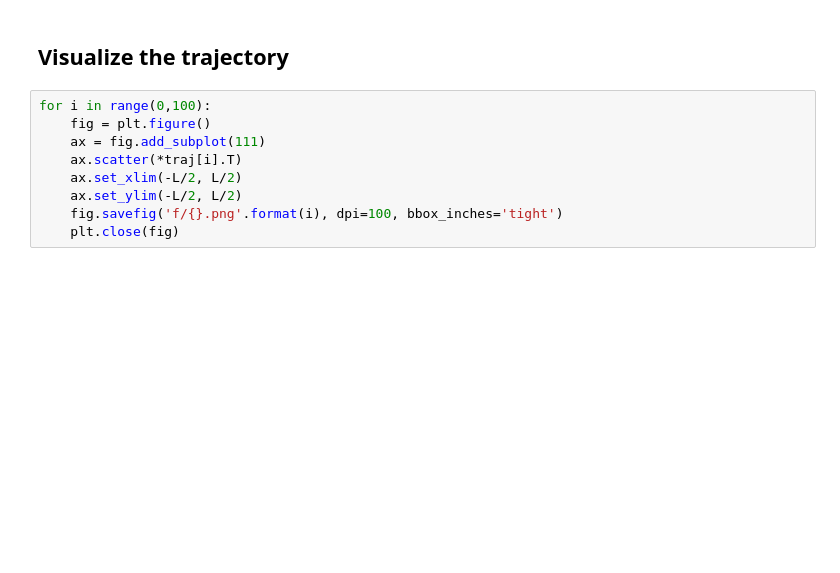
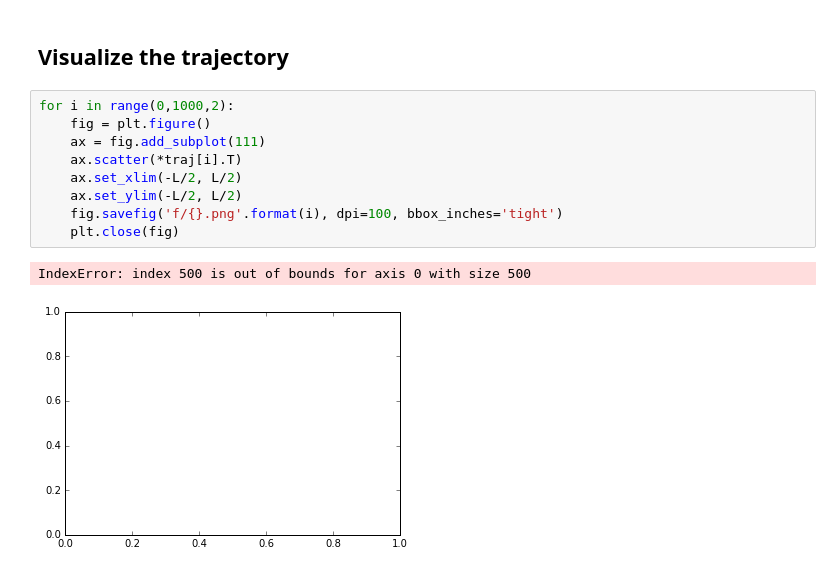
Before and after one commit to chargus/active, a Jupyter notebook: molecular_dynamics.ipynb, the cells around one changed output. Cells and saved outputs as stored; diff of their text form; blank space fills up the shorter version.

```diff
--- a/molecular_dynamics.ipynb
+++ b/molecular_dynamics.ipynb
@@ -200,11 +64,14 @@ for i in range(nframes):
 # %% [markdown]
 ## Visualize the trajectory
 # %%
-for i in range(0,100):
+for i in range(0,1000,2):
     fig = plt.figure()
     ax = fig.add_subplot(111)
     ax.scatter(*traj[i].T)
     ax.set_xlim(-L/2, L/2)
     ax.set_ylim(-L/2, L/2)
     fig.savefig('f/{}.png'.format(i), dpi=100, bbox_inches='tight')
     plt.close(fig)
+# %% [output]
+IndexError: index 500 is out of bounds for axis 0 with size 500
+[figure, added]
```
Also changed, not shown: parts of 19 cells of this notebook, 2 other files.
